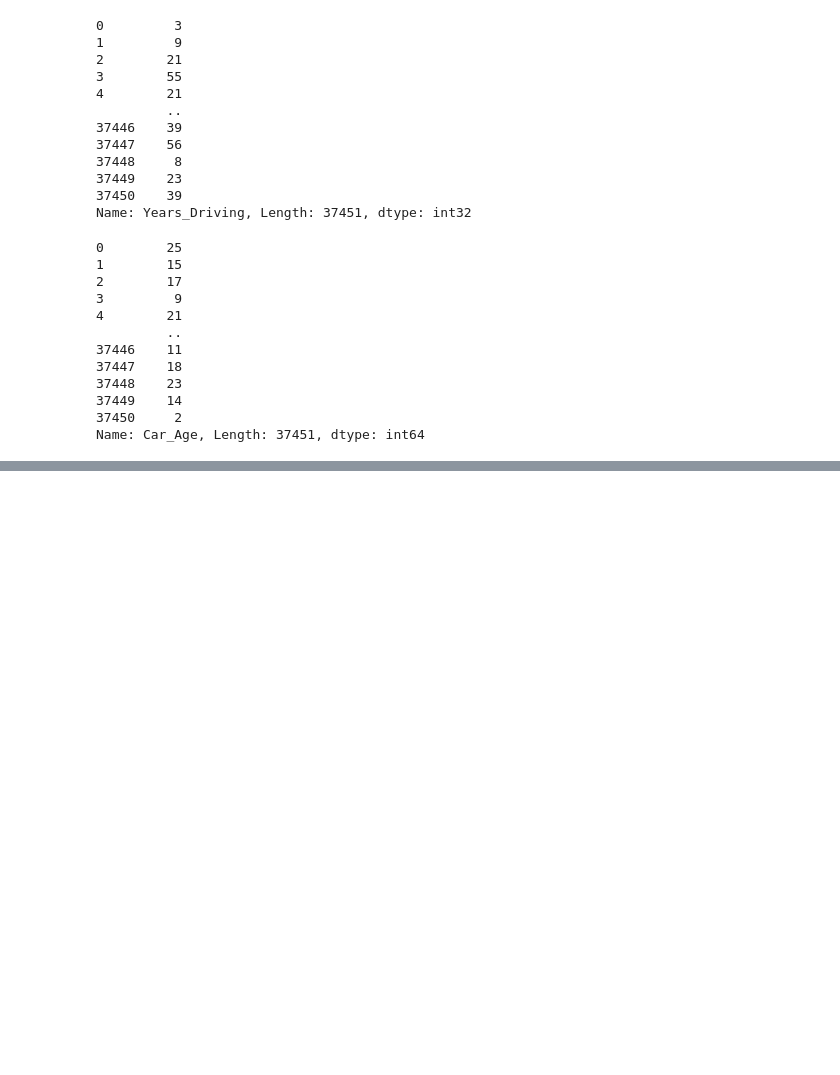
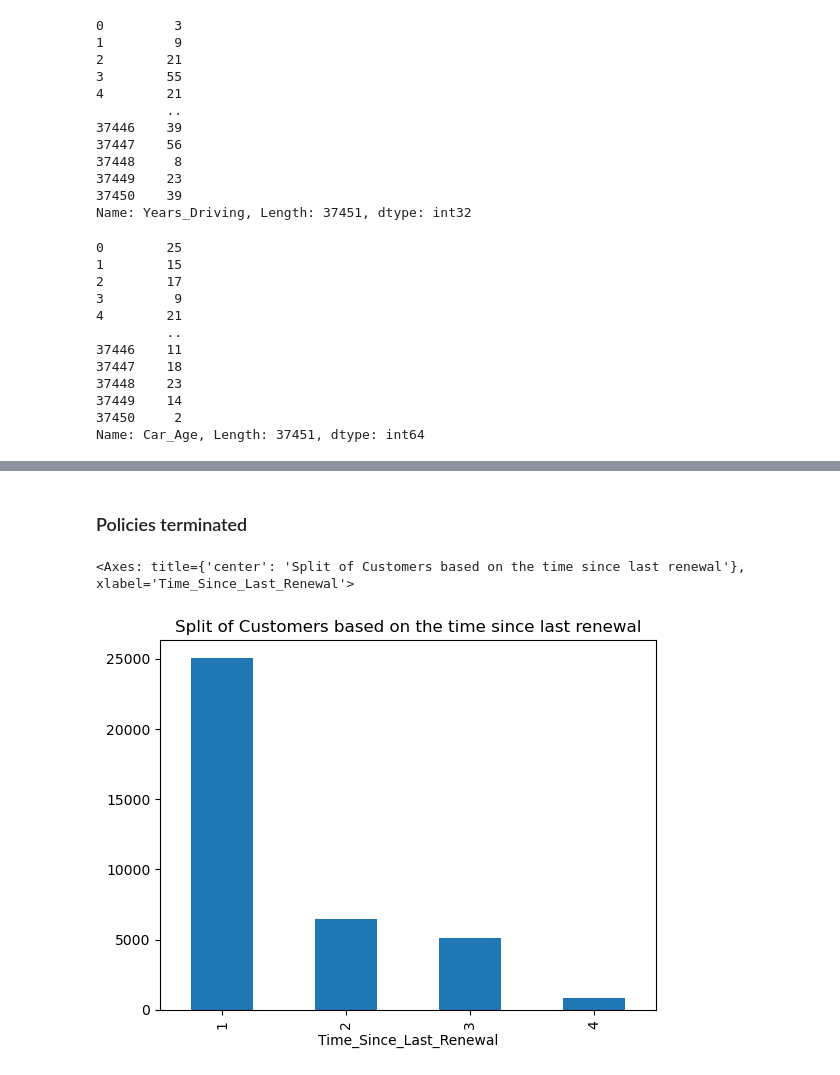
Before and after one commit to vivan-doshi/Insurance_claims, a Jupyter notebook: 02_Exploration_notebook/exploring.ipynb, the cells around one changed output, grey strips where cells are left out. Saved outputs shown, nothing was run; the diff lists cells and outputs as text; code cells hidden in the pictures; blank space fills up the shorter version.

```diff
--- a/02_Exploration_notebook/exploring.ipynb
+++ b/02_Exploration_notebook/exploring.ipynb
@@ -530,3 +530,5 @@ insurance_data['Car_Age']
 37449    14
 37450     2
 Name: Car_Age, Length: 37451, dtype: int64
+# %%
+insurance_data['Time_Since_Last_Renewal'] = pd.to_datetime('2019-12-31').year - insurance_data['Date_Last_Renewal'].dt.year
@@ -532,0 +550,9 @@ Name: Car_Age, Length: 37451, dtype: int64
+# %% [markdown]
+### Policies terminated
+# %%
+insurance_data.groupby(
+    by = ['Time_Since_Last_Renewal']
+)['ID'].count().plot(kind='bar', title = 'Split of Customers based on the time since last renewal')
+# %% [output]
+<Axes: title={'center': 'Split of Customers based on the time since last renewal'}, xlabel='Time_Since_Last_Renewal'>
+[figure, added]
```
Also changed, not shown: parts of 29 cells of this notebook.
